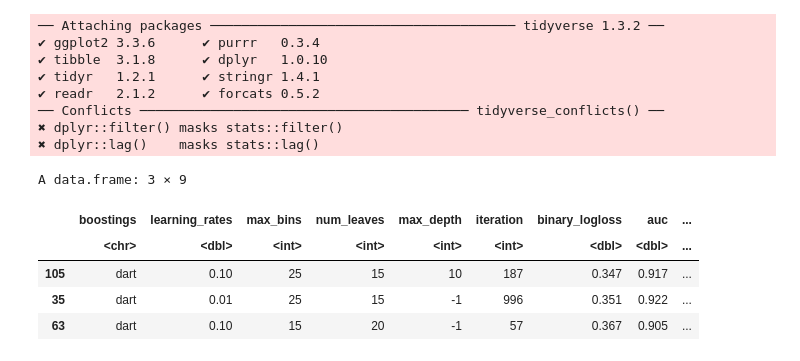
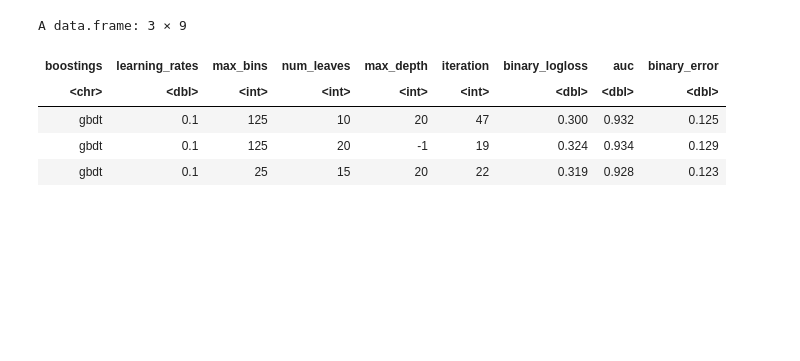
Before and after one commit to joosung-min/peak-bloom-prediction, a Jupyter notebook: code/B21_pred.ipynb, the cells around one changed output. Drawn from its saved outputs; the diff is of its cells as text; code cells hidden in the pictures; blank space fills up the shorter version.

```diff
--- a/code/B21_pred.ipynb
+++ b/code/B21_pred.ipynb
@@ -1,29 +1,14 @@
 # %%
 library(tidyverse)
 
 # Here we train our final model using the parameters from before.
-grid_search_result <- read.csv("../outputs/B_outputs/B11_lgb_grid_kyoto3.csv")
-
-best_logloss <- grid_search_result[which(grid_search_result$binary_logloss == min(grid_search_result$binary_logloss)), ]
-
-best_auc <- grid_search_result[which(grid_search_result$auc == max(grid_search_result$auc)), ]
-
-best_berror <- grid_search_result[which(grid_search_result$binary_error == min(grid_search_result$binary_error)), ]
-
-best_params <- rbind(best_logloss, best_auc, best_berror)
+setwd("/home/joosungm/projects/def-lelliott/joosungm/projects/peak-bloom-prediction/code/")
+# best_params <- read.csv("../outputs/B_outputs/B11_lgb_grid_kyoto_best_params.csv")
 best_params
 # %% [output]
-── Attaching packages ─────────────────────────────────────── tidyverse 1.3.2 ──
-✔ ggplot2 3.3.6      ✔ purrr   0.3.4
-✔ tibble  3.1.8      ✔ dplyr   1.0.10
-✔ tidyr   1.2.1      ✔ stringr 1.4.1
-✔ readr   2.1.2      ✔ forcats 0.5.2
-── Conflicts ────────────────────────────────────────── tidyverse_conflicts() ──
-✖ dplyr::filter() masks stats::filter()
-✖ dplyr::lag()    masks stats::lag()
+A data.frame: 3 × 9
-A data.frame: 3 × 9
-|  | boostings | learning_rates | max_bins | num_leaves | max_depth | iteration | binary_logloss | auc | ... |
-|  | <chr> | <dbl> | <int> | <int> | <int> | <int> | <dbl> | <dbl> | ... |
-| 105 | dart | 0.10 | 25 | 15 | 10 | 187 | 0.347 | 0.917 | ... |
-| 35 | dart | 0.01 | 25 | 15 | -1 | 996 | 0.351 | 0.922 | ... |
-| 63 | dart | 0.10 | 15 | 20 | -1 | 57 | 0.367 | 0.905 | ... |
+| boostings | learning_rates | max_bins | num_leaves | max_depth | iteration | binary_logloss | auc | binary_error |
+| <chr> | <dbl> | <int> | <int> | <int> | <int> | <dbl> | <dbl> | <dbl> |
+| gbdt | 0.1 | 125 | 10 | 20 | 47 | 0.300 | 0.932 | 0.125 |
+| gbdt | 0.1 | 125 | 20 | -1 | 19 | 0.324 | 0.934 | 0.129 |
+| gbdt | 0.1 | 25 | 15 | 20 | 22 | 0.319 | 0.928 | 0.123 |
```
Also changed, not shown: parts of 17 cells of this notebook, 28 other files.
